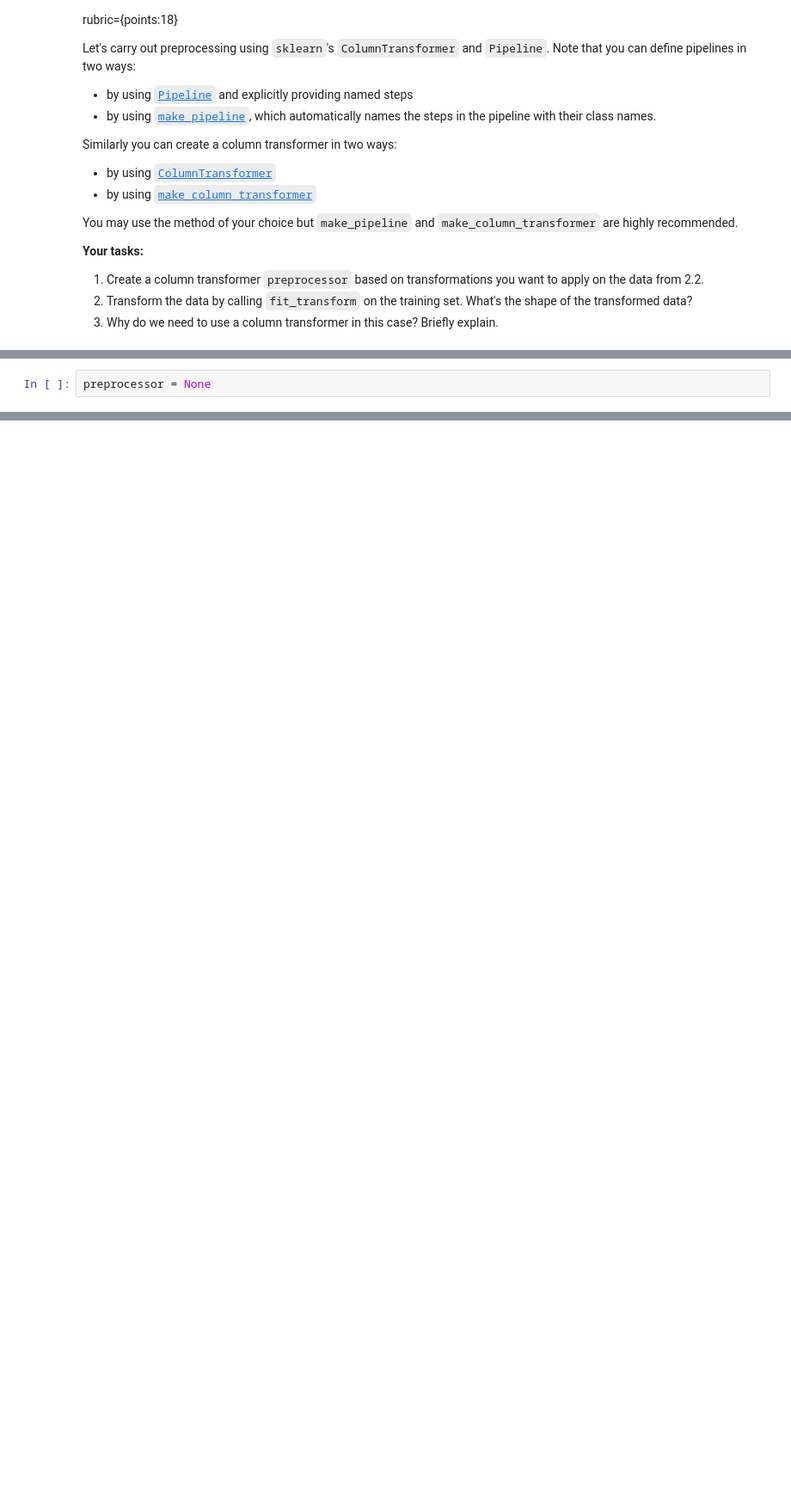
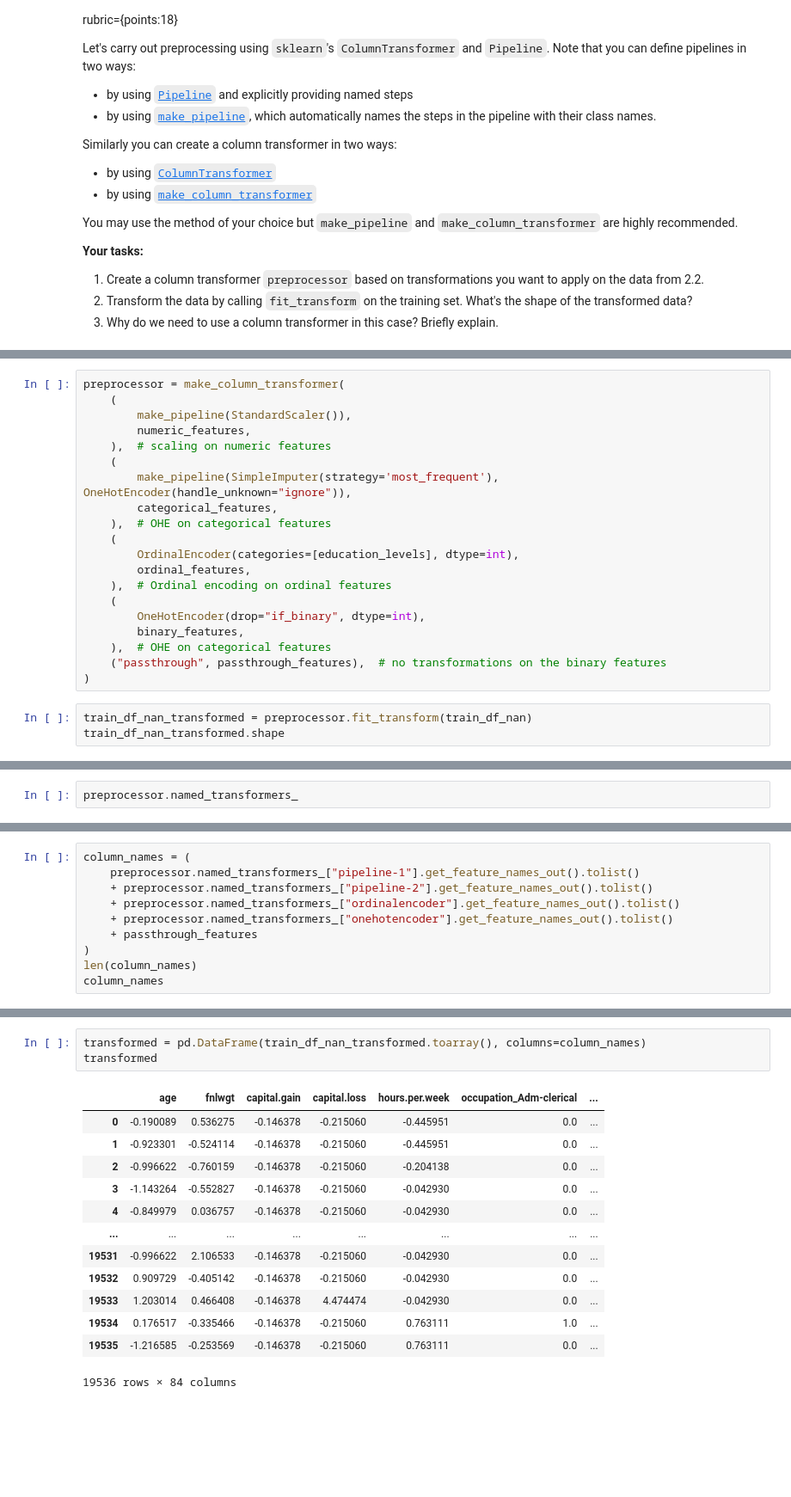
Before and after one commit to timtheteh/Applied-Machine-Learning, a Jupyter notebook: hw/hw3/hw3.ipynb, the cells around one changed output, grey strips where cells are left out. Shown: that part at 86% size. Saved outputs shown, nothing was run; the diff lists cells and outputs as text; blank space fills up the shorter version.

```diff
--- a/hw/hw3/hw3.ipynb
+++ b/hw/hw3/hw3.ipynb
@@ -181,0 +309,23 @@ You may use the method of your choice but `make_pipeline` and `make_column_trans
+# %%
+preprocessor = make_column_transformer(
+    (
+        make_pipeline(StandardScaler()),
+        numeric_features,
+    ),  # scaling on numeric features
+    (
+        make_pipeline(SimpleImputer(strategy='most_frequent'), OneHotEncoder(handle_unknown="ignore")),
+        categorical_features,
+    ),  # OHE on categorical features
+    (
+        OrdinalEncoder(categories=[education_levels], dtype=int),
+        ordinal_features,
+    ),  # Ordinal encoding on ordinal features
+    (
+        OneHotEncoder(drop="if_binary", dtype=int),
+        binary_features,
+    ),  # OHE on categorical features
+    ("passthrough", passthrough_features),  # no transformations on the binary features
+)
+# %%
+train_df_nan_transformed = preprocessor.fit_transform(train_df_nan)
+train_df_nan_transformed.shape
@@ -182,2 +334,2 @@ You may use the method of your choice but `make_pipeline` and `make_column_trans
 # %%
-preprocessor = None
+preprocessor.named_transformers_
@@ -183,0 +349,10 @@ preprocessor = None
+# %%
+column_names = (
+    preprocessor.named_transformers_["pipeline-1"].get_feature_names_out().tolist()
+    + preprocessor.named_transformers_["pipeline-2"].get_feature_names_out().tolist()
+    + preprocessor.named_transformers_["ordinalencoder"].get_feature_names_out().tolist()
+    + preprocessor.named_transformers_["onehotencoder"].get_feature_names_out().tolist()
+    + passthrough_features
+)
+len(column_names)
+column_names
@@ -184,3 +377,20 @@ preprocessor = None
+# %%
+transformed = pd.DataFrame(train_df_nan_transformed.toarray(), columns=column_names)
+transformed
+# %% [output]
+|  | age | fnlwgt | capital.gain | capital.loss | hours.per.week | occupation_Adm-clerical | ... |
+| 0 | -0.190089 | 0.536275 | -0.146378 | -0.215060 | -0.445951 | 0.0 | ... |
+| 1 | -0.923301 | -0.524114 | -0.146378 | -0.215060 | -0.445951 | 0.0 | ... |
+| 2 | -0.996622 | -0.760159 | -0.146378 | -0.215060 | -0.204138 | 0.0 | ... |
+| 3 | -1.143264 | -0.552827 | -0.146378 | -0.215060 | -0.042930 | 0.0 | ... |
+| 4 | -0.849979 | 0.036757 | -0.146378 | -0.215060 | -0.042930 | 0.0 | ... |
+| ... | ... | ... | ... | ... | ... | ... | ... |
+| 19531 | -0.996622 | 2.106533 | -0.146378 | -0.215060 | -0.042930 | 0.0 | ... |
+| 19532 | 0.909729 | -0.405142 | -0.146378 | -0.215060 | -0.042930 | 0.0 | ... |
+| 19533 | 1.203014 | 0.466408 | -0.146378 | 4.474474 | -0.042930 | 0.0 | ... |
+| 19534 | 0.176517 | -0.335466 | -0.146378 | -0.215060 | 0.763111 | 1.0 | ... |
+| 19535 | -1.216585 | -0.253569 | -0.146378 | -0.215060 | 0.763111 | 0.0 | ... |
+19536 rows × 84 columns
 # %% [markdown]
 <br><br><br><br>
 # %% [markdown]
```
Also changed, not shown: parts of 32 cells of this notebook, 6 other files.
